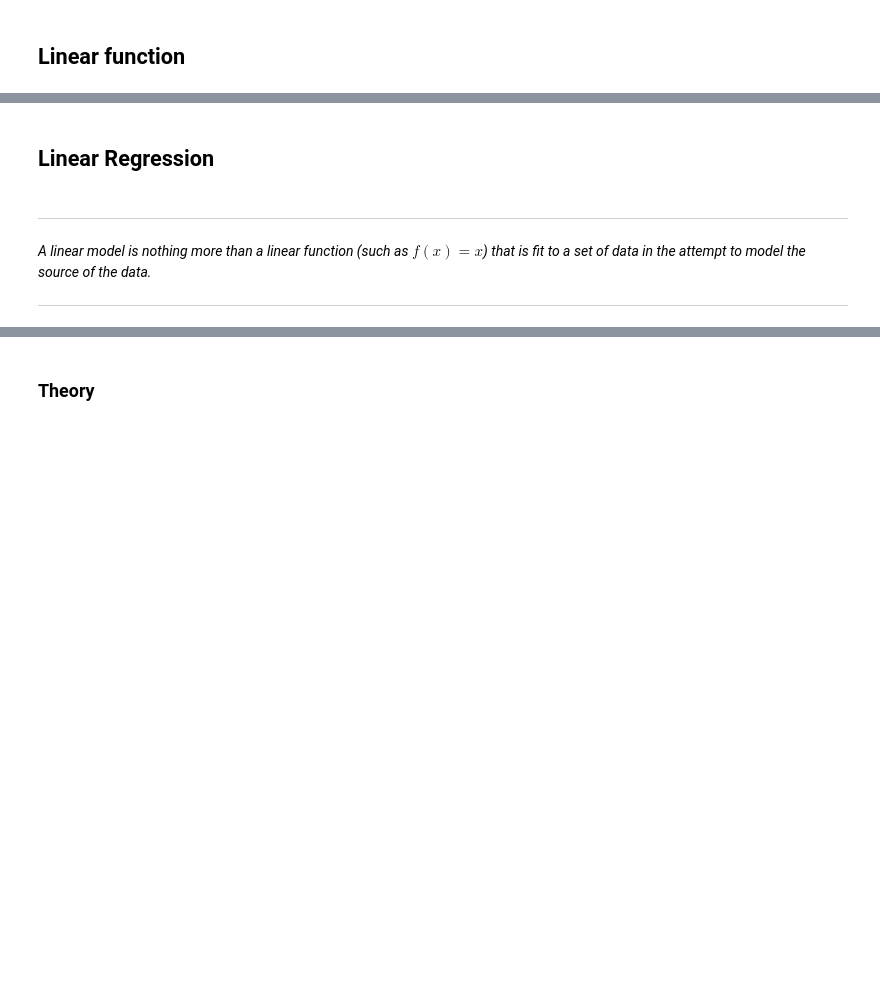
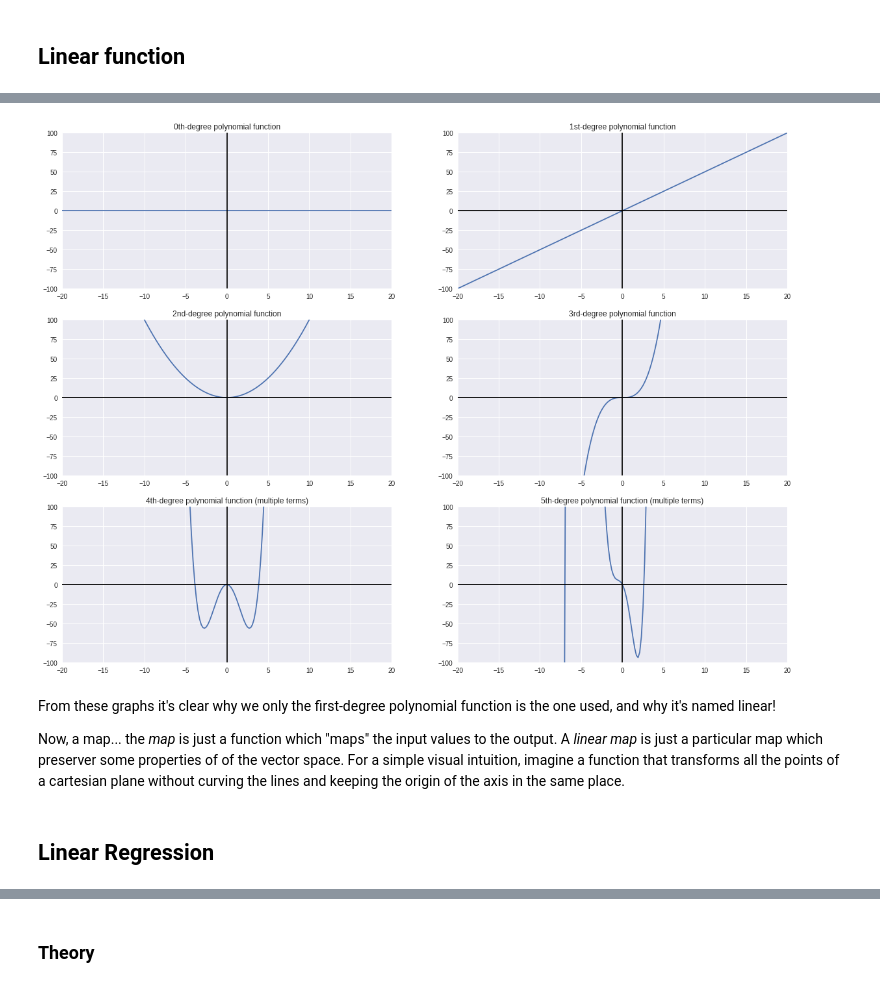
Before and after one commit to voidpunk/ML-Notes, a Jupyter notebook: ML_Notes_Linear_Models.ipynb, the cells around one changed output, grey strips where cells are left out. Saved outputs shown, nothing was run; the diff lists cells and outputs as text; code cells hidden in the pictures; blank space fills up the shorter version.

```diff
--- a/ML_Notes_Linear_Models.ipynb
+++ b/ML_Notes_Linear_Models.ipynb
@@ -64,8 +95,36 @@ plt.show()
+# %%
+fig, axs = plt.subplots(3, 2, figsize=(20,15))
+x = np.linspace(-100, 100, 1000)
+# 0th-degree polynomial function:
+axs[0,0].axhline(0)
+# 1st-degree polynomial function:
+axs[0,1].plot(x, 5*x)
+# 2nd-degree polynomial function:
+axs[1,0].plot(x, x**2)
+# 3rd-degree polynomial function:
+axs[1,1].plot(x, x**3)
+# 4th-degree polynomial function:
+axs[2,0].plot(x, x**4-15*x**2)
+# 5th-degree polynomial function:
+axs[2,1].plot(x, x**5+6*x**4-+10*x**3-25*x**2-20*x)
+# plotting stuff
+axs[0,0].set_title('0th-degree polynomial function')
+axs[0,1].set_title('1st-degree polynomial function')
+axs[1,0].set_title('2nd-degree polynomial function')
+axs[1,1].set_title('3rd-degree polynomial function')
+axs[2,0].set_title('4th-degree polynomial function (multiple terms)')
+axs[2,1].set_title('5th-degree polynomial function (multiple terms)')
+for i, ax in enumerate(axs.flatten()):
+    if i != 0: ax.axhline(0, color='black')
+    ax.axvline(0, color='black')
+    ax.set_xlim(-20, 20)
+    ax.set_ylim(-100, 100)
+plt.show()
+# %% [output]
+[figure, added]
+# %% [markdown]
+From these graphs it's clear why we only the first-degree polynomial function is the one used, and why it's named linear!
+
+Now, a map... the *map* is just a function which "maps" the input values to the output. A *linear map* is just a particular map which preserver some properties of of the vector space. For a simple visual intuition, imagine a function that transforms all the points of a cartesian plane without curving the lines and keeping the origin of the axis in the same place.
 # %% [markdown]
 ## Linear Regression
-# %% [markdown]
----
-
-*A linear model is nothing more than a linear function (such as $f(x)=x$) that is fit to a set of data in the attempt to model the source of the data.*
-
----
```
Also changed, not shown: parts of 12 cells of this notebook.
